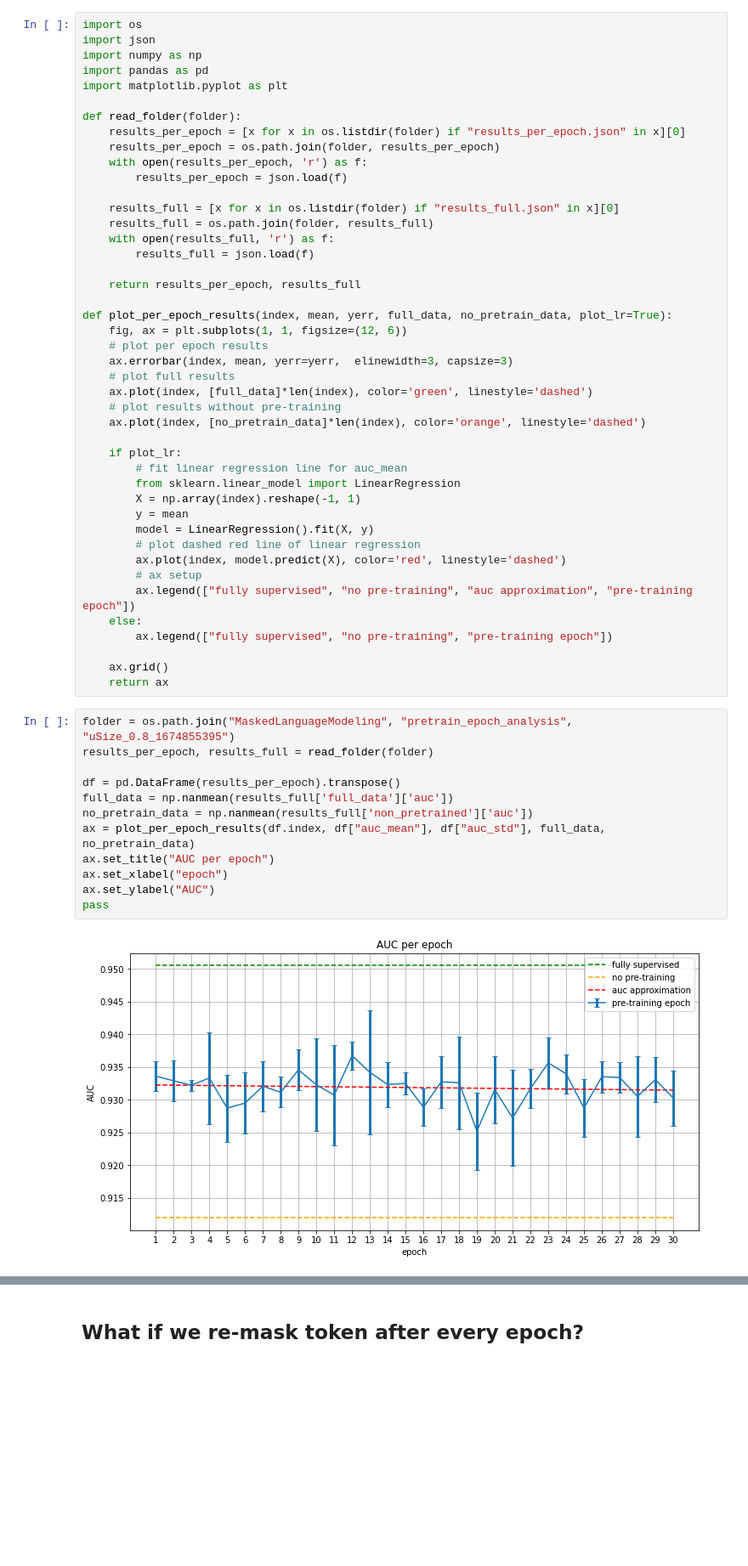
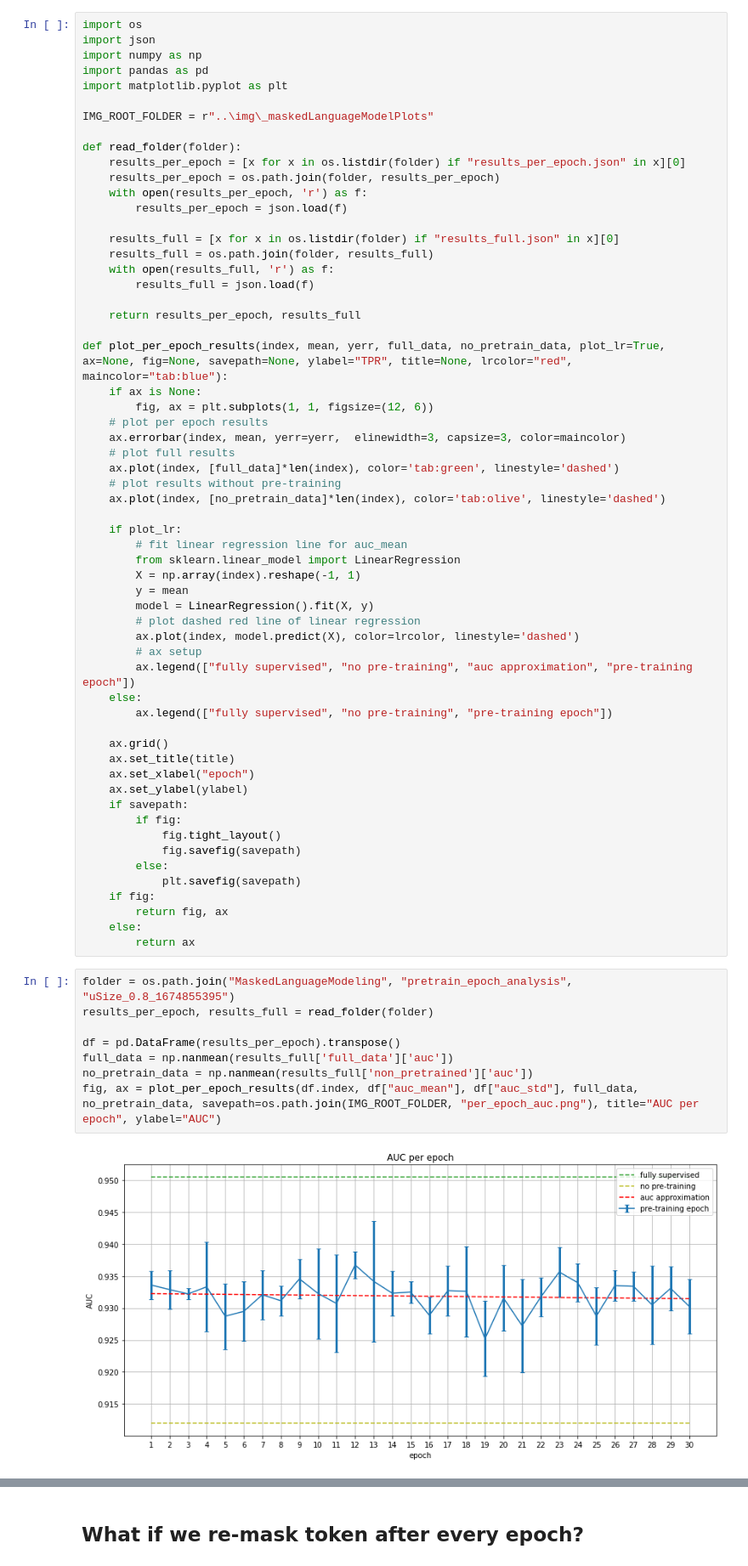
Before and after one commit to dtrizna/nebula, a Jupyter notebook: evaluation/_speakeasy_MLM_per_epoch_results.ipynb, the cells around one changed output, grey strips where cells are left out. Shown at 85% size. Drawn from its saved outputs; the diff is of its cells as text; blank space fills up the shorter version.

Commit message:
masked language modeling results

```diff
--- a/evaluation/_speakeasy_MLM_per_epoch_results.ipynb
+++ b/evaluation/_speakeasy_MLM_per_epoch_results.ipynb
@@ -4,6 +4,8 @@ import json
 import numpy as np
 import pandas as pd
 import matplotlib.pyplot as plt
+
+IMG_ROOT_FOLDER = r"..\img\_maskedLanguageModelPlots"
 
 def read_folder(folder):
     results_per_epoch = [x for x in os.listdir(folder) if "results_per_epoch.json" in x][0]
@@ -18,14 +20,15 @@ def read_folder(folder):
 
     return results_per_epoch, results_full
 
-def plot_per_epoch_results(index, mean, yerr, full_data, no_pretrain_data, plot_lr=True):
-    fig, ax = plt.subplots(1, 1, figsize=(12, 6))
+def plot_per_epoch_results(index, mean, yerr, full_data, no_pretrain_data, plot_lr=True, ax=None, fig=None, savepath=None, ylabel="TPR", title=None, lrcolor="red", maincolor="tab:blue"):
+    if ax is None:
+        fig, ax = plt.subplots(1, 1, figsize=(12, 6))
     # plot per epoch results
-    ax.errorbar(index, mean, yerr=yerr,  elinewidth=3, capsize=3)
+    ax.errorbar(index, mean, yerr=yerr,  elinewidth=3, capsize=3, color=maincolor)
     # plot full results
-    ax.plot(index, [full_data]*len(index), color='green', linestyle='dashed')
+    ax.plot(index, [full_data]*len(index), color='tab:green', linestyle='dashed')
     # plot results without pre-training
-    ax.plot(index, [no_pretrain_data]*len(index), color='orange', linestyle='dashed')
+    ax.plot(index, [no_pretrain_data]*len(index), color='tab:olive', linestyle='dashed')
 
     if plot_lr:
         # fit linear regression line for auc_mean
@@ -34,28 +37,36 @@ def plot_per_epoch_results(index, mean, yerr, full_data, no_pretrain_data, plot_
         y = mean
         model = LinearRegression().fit(X, y)
         # plot dashed red line of linear regression
-        ax.plot(index, model.predict(X), color='red', linestyle='dashed')
+        ax.plot(index, model.predict(X), color=lrcolor, linestyle='dashed')
         # ax setup
         ax.legend(["fully supervised", "no pre-training", "auc approximation", "pre-training epoch"])
     else:
         ax.legend(["fully supervised", "no pre-training", "pre-training epoch"])
 
     ax.grid()
-    return ax
+    ax.set_title(title)
+    ax.set_xlabel("epoch")
+    ax.set_ylabel(ylabel)
+    if savepath:
+        if fig:
+            fig.tight_layout()
+            fig.savefig(savepath)
+        else:
+            plt.savefig(savepath)
+    if fig:
+        return fig, ax
+    else:
+        return ax
 # %%
 folder = os.path.join("MaskedLanguageModeling", "pretrain_epoch_analysis", "uSize_0.8_1674855395")
 results_per_epoch, results_full = read_folder(folder)
 
 df = pd.DataFrame(results_per_epoch).transpose()
 full_data = np.nanmean(results_full['full_data']['auc'])
 no_pretrain_data = np.nanmean(results_full['non_pretrained']['auc'])
-ax = plot_per_epoch_results(df.index, df["auc_mean"], df["auc_std"], full_data, no_pretrain_data)
-ax.set_title("AUC per epoch")
-ax.set_xlabel("epoch")
-ax.set_ylabel("AUC")
-pass
+fig, ax = plot_per_epoch_results(df.index, df["auc_mean"], df["auc_std"], full_data, no_pretrain_data, savepath=os.path.join(IMG_ROOT_FOLDER, "per_epoch_auc.png"), title="AUC per epoch", ylabel="AUC")
 # %% [output]
-[figure, old version]
+[figure, new version]
 # %%
 tpr_mean_df = pd.DataFrame(index=results_per_epoch.keys(), data=[results_per_epoch[x]['tpr_mean'] for x in results_per_epoch])
 tpr_std_df = pd.DataFrame(index=results_per_epoch.keys(), data=[results_per_epoch[x]['tpr_std'] for x in results_per_epoch])
```
Also changed, not shown: parts of 5 cells of this notebook, 24 other files.
